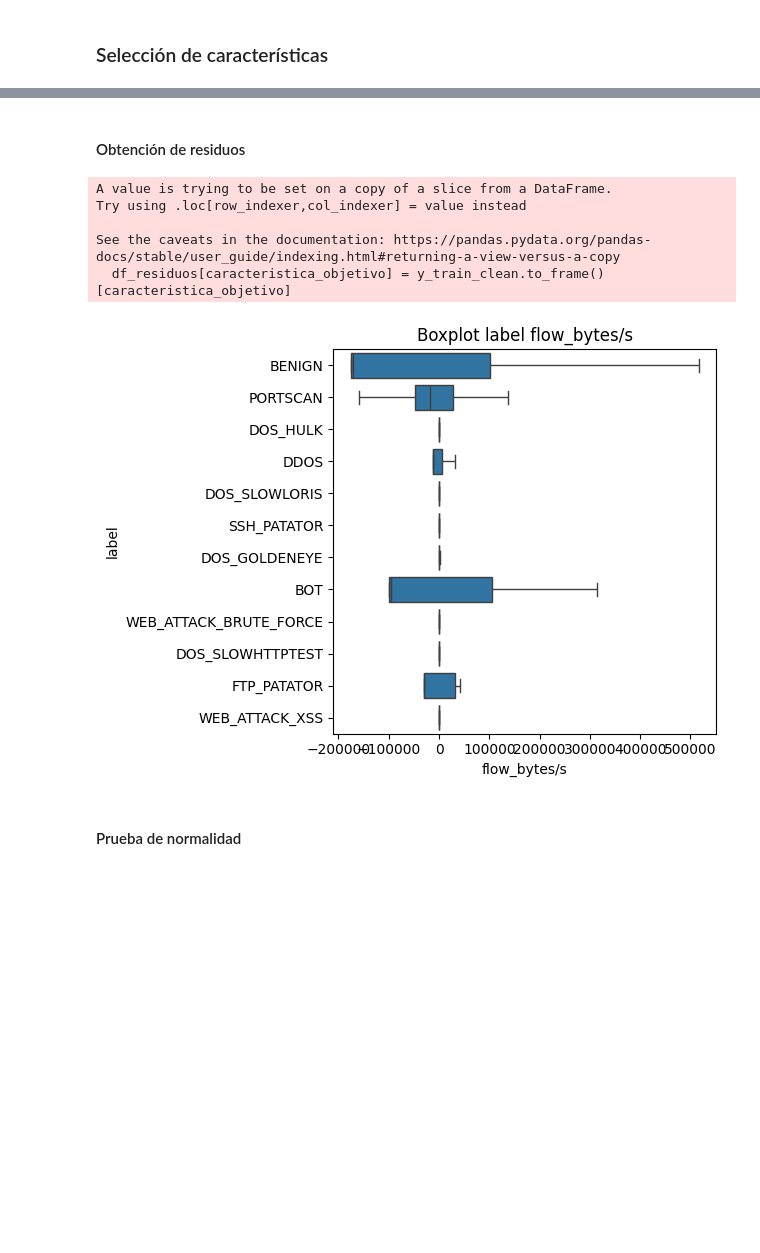
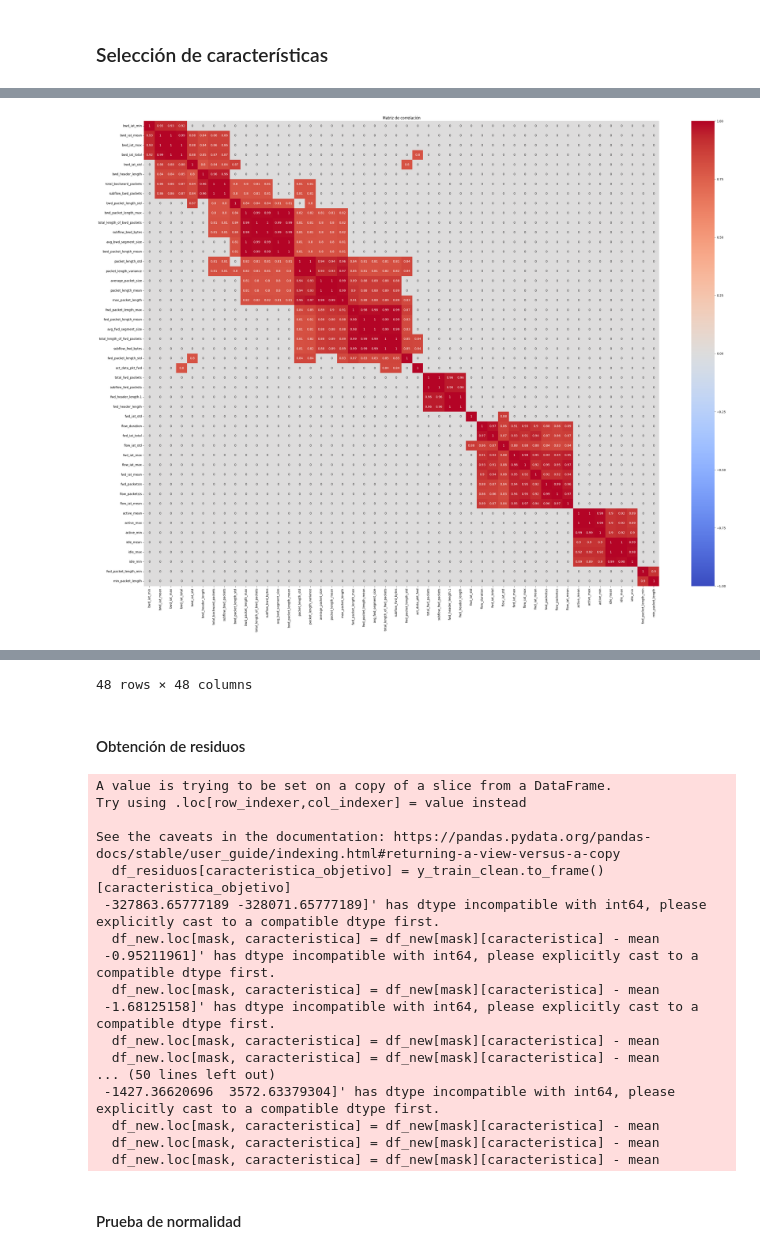
Before and after one commit to alanum9603/IDS_Thesis, a Jupyter notebook: 3_preparacion_de_datos/transformation_1.ipynb, the cells around one changed output, grey strips where cells are left out. Drawn from its saved outputs; the diff is of its cells as text; code cells hidden in the pictures; blank space fills up the shorter version.

```diff
--- a/3_preparacion_de_datos/transformation_1.ipynb
+++ b/3_preparacion_de_datos/transformation_1.ipynb
@@ -560,0 +623,16 @@ Returning the number of logical cores instead. You can silence this warning by s
+# %%
+# Matriz de correlación de características correlacionadas
+generateCorrMatrix(
+  data=df_nrmlzd[
+    # list(set(caracteristicas_alta_colinealidad))
+    # caracteristicas_alta_colinealidad
+    [item for sublista in lista_correlaciones for item in sublista]
+  ],
+  method="spearman",
+  save=False,
+  abs=True,
+  aplicar_umbral=True,
+  umbral=0.8
+)
+# %% [output]
+[figure, added]
@@ -561,3 +656,4 @@ Returning the number of logical cores instead. You can silence this warning by s
+48 rows × 48 columns
 # %% [markdown]
 #### Obtención de residuos
 # %%
@@ -575,7 +671,7 @@ def obtener_residuos(df: pd.DataFrame, obj_char : str, caracteristica : str) :
   return df_new
 
 for i in caracteristicas_numericas+caracteristicas_con_valor_maximo_infinito :
-  df_residuos = obtener_residuos(df=df_residuos, obj_char=caracteristica_objetivo, caracteristica=i)
+  df_residuos = obtener_residuos(df=df_residuos, obj_char=caracteristica_objetivo[0], caracteristica=i)
 # generateBoxplot(x="flow_bytes/s", y="label", data=df_residuos, save=False)
 # %% [output]
 A value is trying to be set on a copy of a slice from a DataFrame.
@@ -583,7 +679,18 @@ Try using .loc[row_indexer,col_indexer] = value instead
 
 See the caveats in the documentation: https://pandas.pydata.org/pandas-docs/stable/user_guide/indexing.html#returning-a-view-versus-a-copy
   df_residuos[caracteristica_objetivo] = y_train_clean.to_frame()[caracteristica_objetivo]
+ -327863.65777189 -328071.65777189]' has dtype incompatible with int64, please explicitly cast to a compatible dtype first.
+  df_new.loc[mask, caracteristica] = df_new[mask][caracteristica] - mean
+ -0.95211961]' has dtype incompatible with int64, please explicitly cast to a compatible dtype first.
+  df_new.loc[mask, caracteristica] = df_new[mask][caracteristica] - mean
+ -1.68125158]' has dtype incompatible with int64, please explicitly cast to a compatible dtype first.
+  df_new.loc[mask, caracteristica] = df_new[mask][caracteristica] - mean
+  df_new.loc[mask, caracteristica] = df_new[mask][caracteristica] - mean
+... (50 lines left out)
+ -1427.36620696  3572.63379304]' has dtype incompatible with int64, please explicitly cast to a compatible dtype first.
+  df_new.loc[mask, caracteristica] = df_new[mask][caracteristica] - mean
+  df_new.loc[mask, caracteristica] = df_new[mask][caracteristica] - mean
+  df_new.loc[mask, caracteristica] = df_new[mask][caracteristica] - mean
-[figure, removed]
 # %% [markdown]
 #### Prueba de normalidad
 # %%
```
Also changed, not shown: parts of 30 cells of this notebook, 1 other file.
